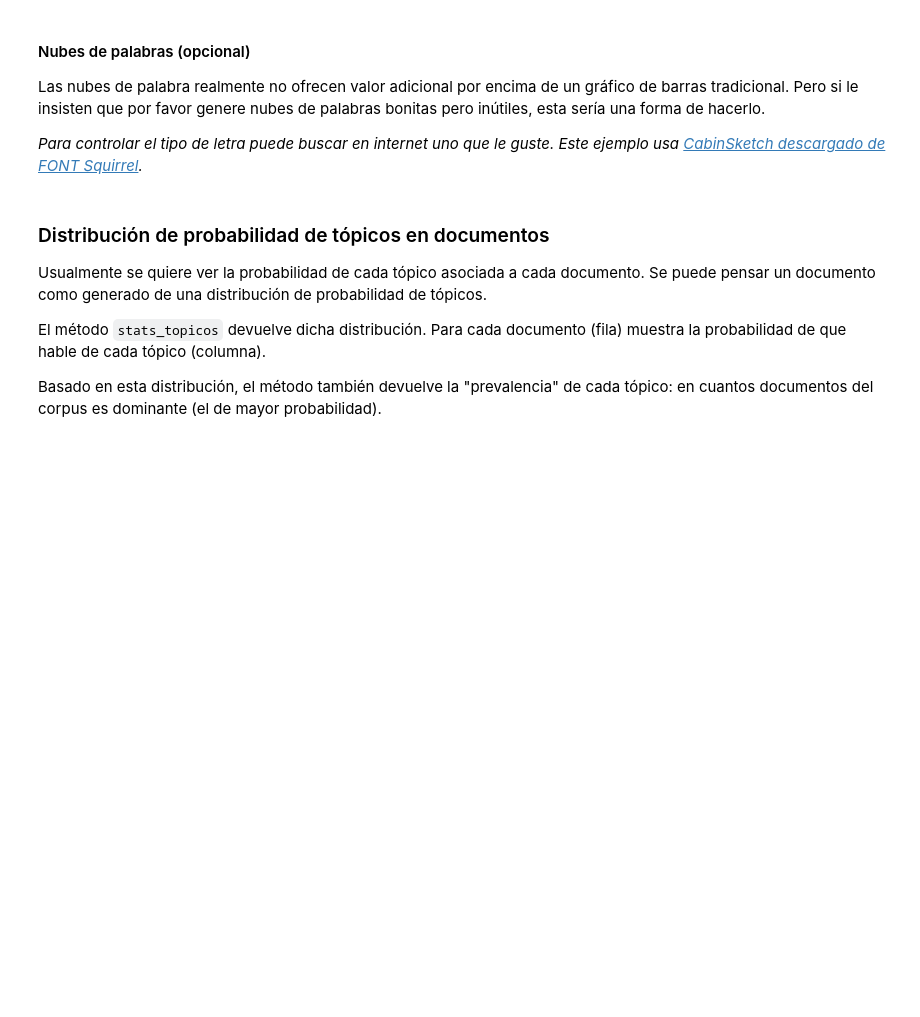
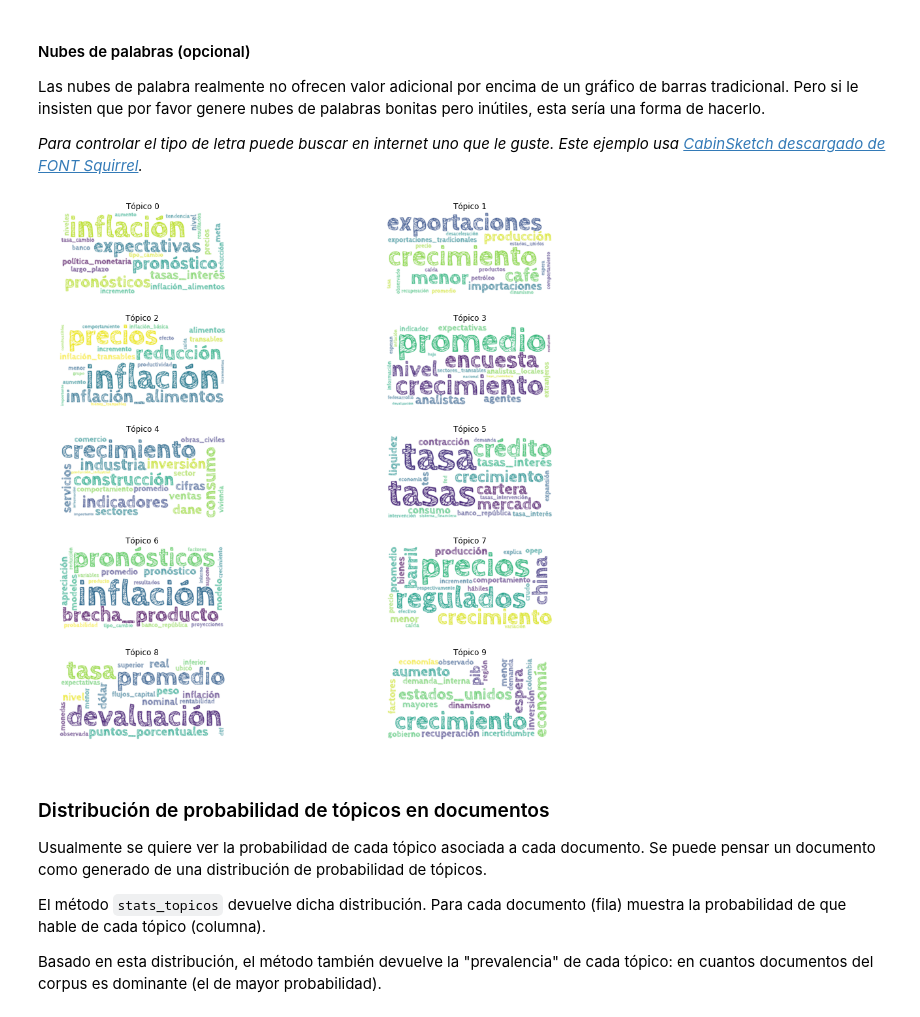
Before and after one commit to munozbravo/banrep, a Jupyter notebook: banrep/notebooks/ej_topicos.ipynb, the cells around one changed output. Cells and saved outputs as stored; diff of their text form; code cells hidden in the pictures; blank space fills up the shorter version.

```diff
--- a/banrep/notebooks/ej_topicos.ipynb
+++ b/banrep/notebooks/ej_topicos.ipynb
@@ -321,26 +397,27 @@ Las nubes de palabra realmente no ofrecen valor adicional por encima de un gráf
 # %%
 from wordcloud import WordCloud
 import matplotlib.pyplot as plt
 
 wc_params =dict(font_path="~/Dropbox/datasets/fonts/cabinsketch/CabinSketch-Bold.otf",
                 width=800, height=400, prefer_horizontal=0.6, background_color='white')
 
 figwc = plt.figure(figsize=(16, 12))
 figwc.subplots_adjust(hspace=0.05, wspace=0.1)
 
-with warnings.catch_warnings():
-    warnings.simplefilter('ignore')
-    for t in range(k):
-        freq = dict(modelo.show_topic(t, topn=20))
-        wc = WordCloud(**wc_params).generate_from_frequencies(freq)
+for t in range(k):
+    freq = dict(modelo.show_topic(t, topn=20))
+    wc = WordCloud(**wc_params).generate_from_frequencies(freq)
 
-        plt.subplot(rows, cols, t+1).set_title(f"Tópico {t}")
-        plt.plot()
-        plt.imshow(wc, interpolation="bilinear")
-        plt.axis("off")
+    plt.subplot(rows, cols, t+1).set_title(f"Tópico {t}")
+    plt.plot()
+    plt.imshow(wc, interpolation="bilinear")
+    plt.axis("off")
 
-    plt.tight_layout()
-    figwc.show()
+plt.tight_layout()
+plt.savefig('img/nubes.png')
+#figwc.show()
+# %% [output]
+[figure, added]
 # %% [markdown]
 ### Distribución de probabilidad de tópicos en documentos
 
```
Also changed, not shown: parts of 18 cells of this notebook.
